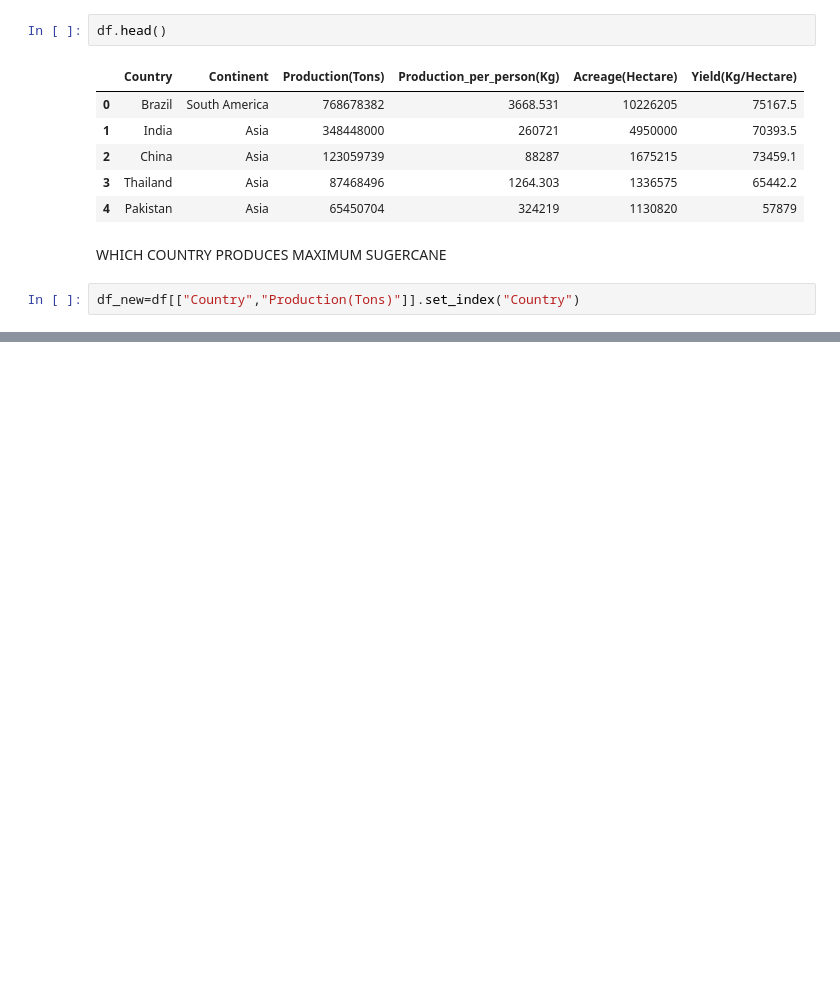
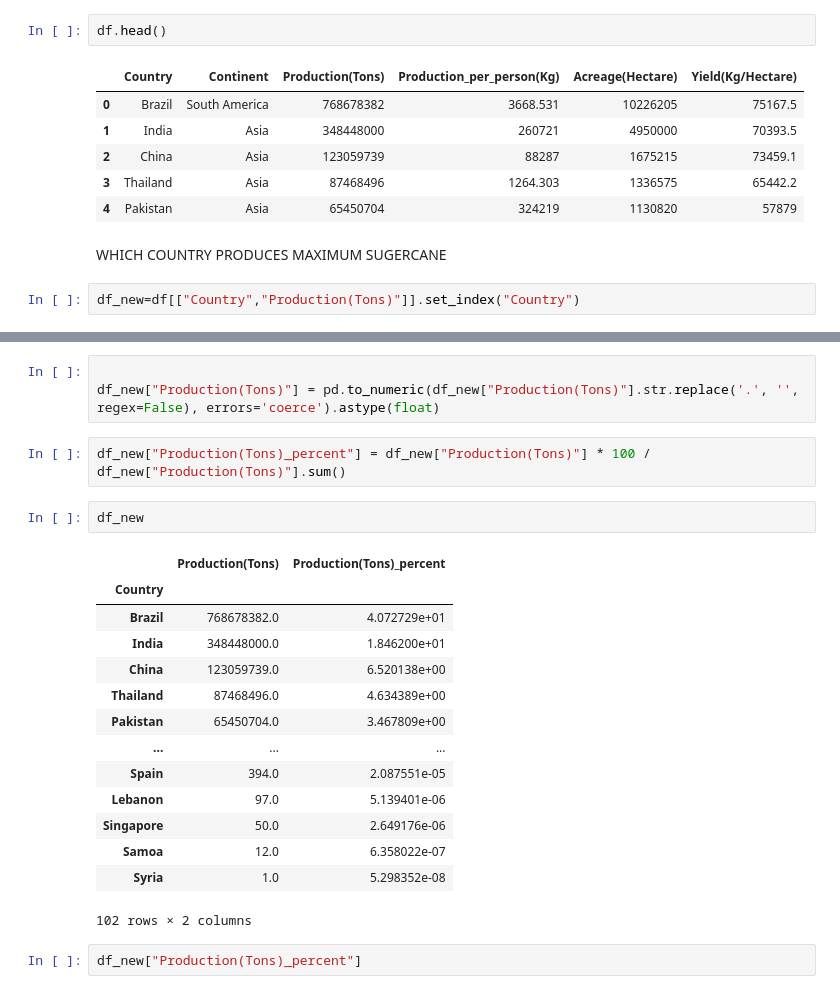
Before and after one commit to tanisha346gfd/data-science2, a Jupyter notebook: practice/sugercane-project.ipynb, the cells around one changed output, grey strips where cells are left out. Saved outputs shown, nothing was run; the diff lists cells and outputs as text; blank space fills up the shorter version.

```diff
--- a/practice/sugercane-project.ipynb
+++ b/practice/sugercane-project.ipynb
@@ -154,0 +172,24 @@ df_new=df[["Country","Production(Tons)"]].set_index("Country")
+# %%
+
+df_new["Production(Tons)"] = pd.to_numeric(df_new["Production(Tons)"].str.replace('.', '', regex=False), errors='coerce').astype(float)
+# %%
+df_new["Production(Tons)_percent"] = df_new["Production(Tons)"] * 100 / df_new["Production(Tons)"].sum()
+# %%
+df_new
+# %% [output]
+|  | Production(Tons) | Production(Tons)_percent |
+| Country |  |  |
+| Brazil | 768678382.0 | 4.072729e+01 |
+| India | 348448000.0 | 1.846200e+01 |
+| China | 123059739.0 | 6.520138e+00 |
+| Thailand | 87468496.0 | 4.634389e+00 |
+| Pakistan | 65450704.0 | 3.467809e+00 |
+| ... | ... | ... |
+| Spain | 394.0 | 2.087551e-05 |
+| Lebanon | 97.0 | 5.139401e-06 |
+| Singapore | 50.0 | 2.649176e-06 |
+| Samoa | 12.0 | 6.358022e-07 |
+| Syria | 1.0 | 5.298352e-08 |
+102 rows × 2 columns
+# %%
+df_new["Production(Tons)_percent"]
```
Also changed, not shown: parts of 1 cell of this notebook.
